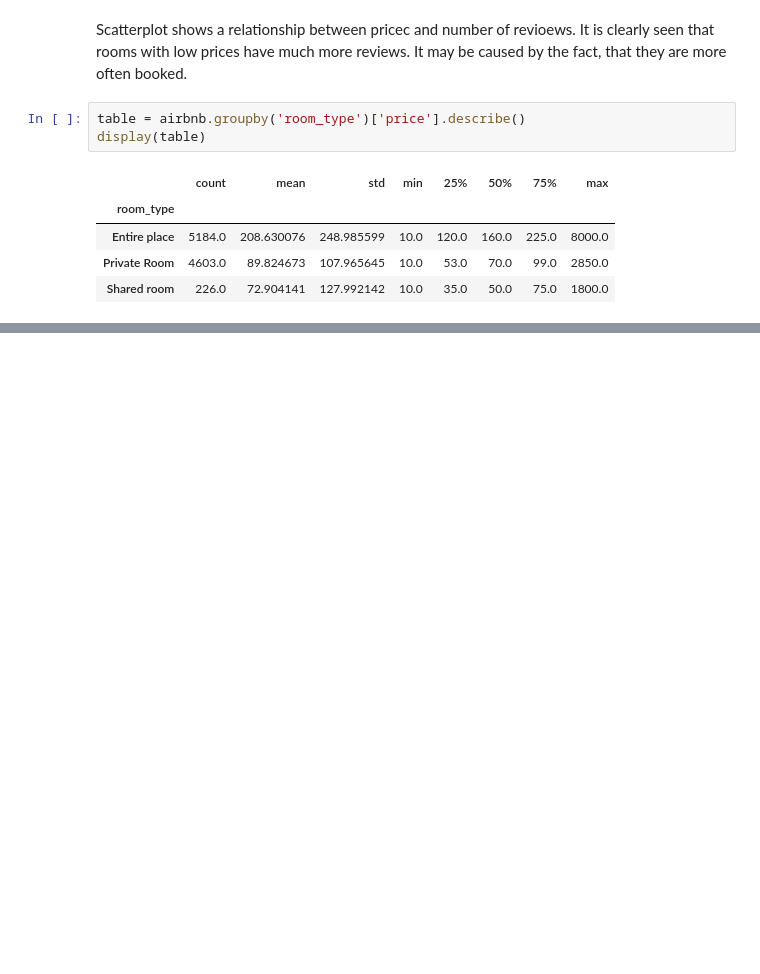
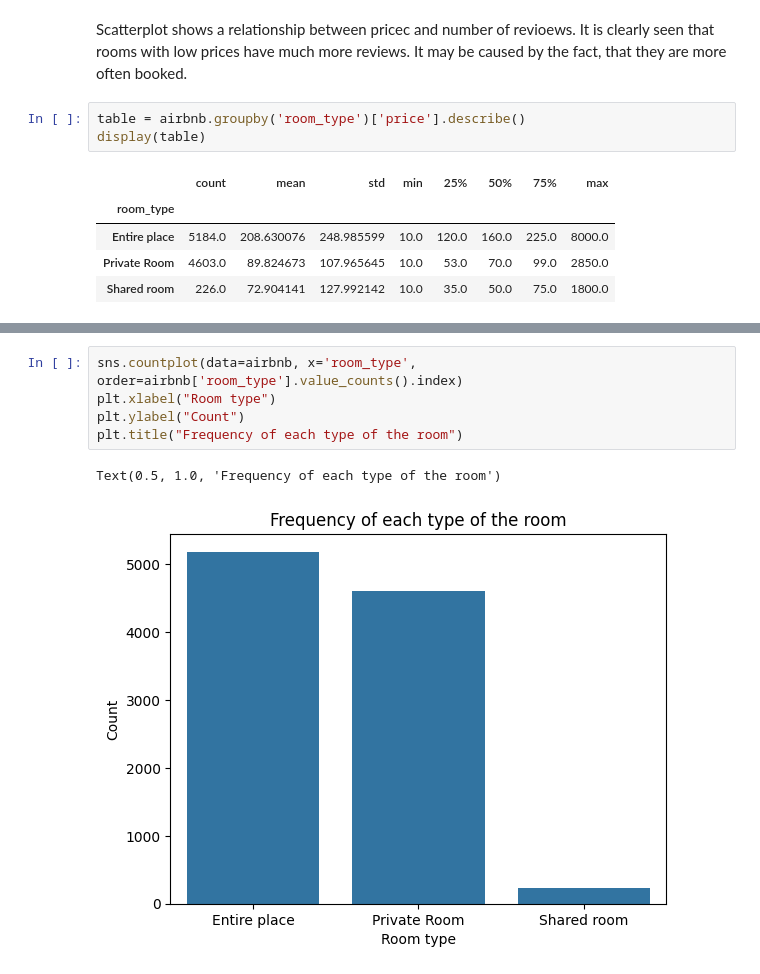
Before and after one commit to kingb6/Data_Preprocessing_Report, a Jupyter notebook: Cleaning_Data_in_Python_live_session.ipynb, the cells around one changed output, grey strips where cells are left out. Cells and saved outputs as stored; diff of their text form; blank space fills up the shorter version.

```diff
--- a/Cleaning_Data_in_Python_live_session.ipynb
+++ b/Cleaning_Data_in_Python_live_session.ipynb
@@ -884,0 +974,8 @@ display(table)
+# %%
+sns.countplot(data=airbnb, x='room_type', order=airbnb['room_type'].value_counts().index)
+plt.xlabel("Room type")
+plt.ylabel("Count")
+plt.title("Frequency of each type of the room")
+# %% [output]
+Text(0.5, 1.0, 'Frequency of each type of the room')
+[figure, added]
```
Also changed, not shown: parts of 16 cells of this notebook.
